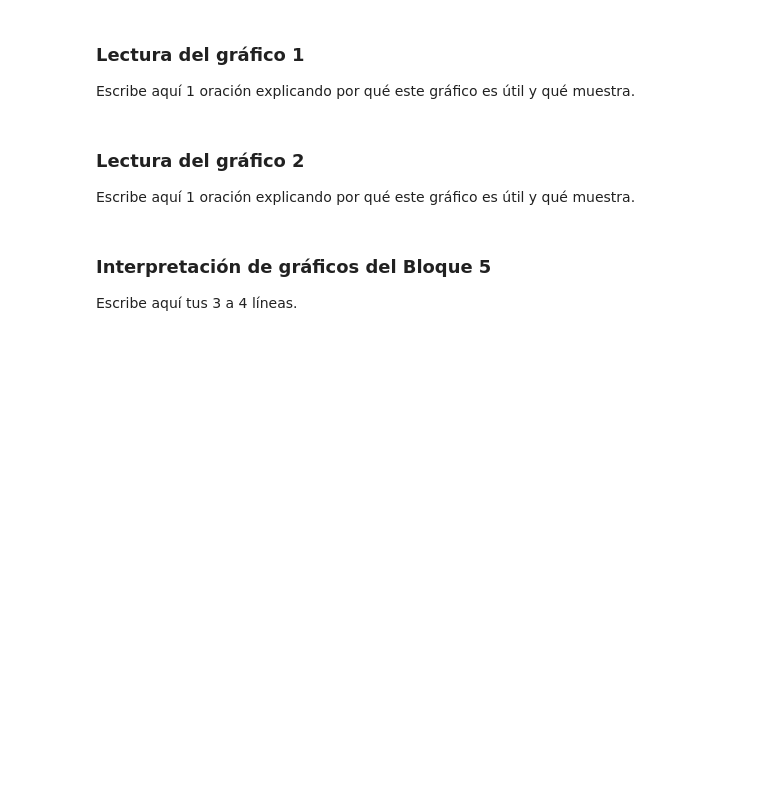
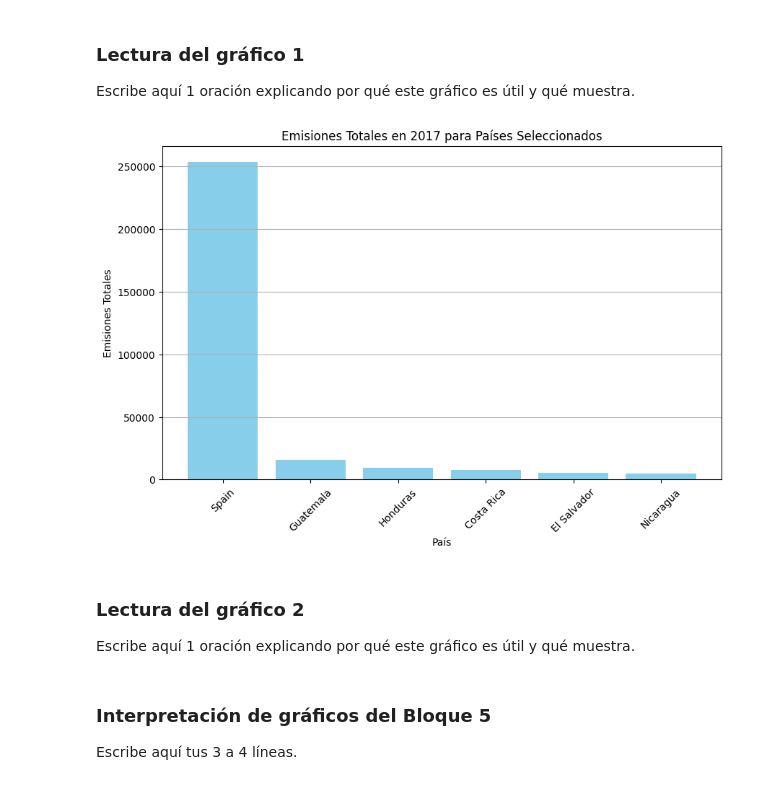
Before and after one commit to Blith9926/Fundamentos-de-Python, a Jupyter notebook: Examen_Final/JUAN_AGUERO_EXAMEN_FINAL.ipynb, the cells around one changed output. Saved outputs shown, nothing was run; the diff lists cells and outputs as text; code cells hidden in the pictures; blank space fills up the shorter version.

```diff
--- a/Examen_Final/JUAN_AGUERO_EXAMEN_FINAL.ipynb
+++ b/Examen_Final/JUAN_AGUERO_EXAMEN_FINAL.ipynb
@@ -300,0 +417,13 @@ Debes crear:
+# %%
+# 4.4 Crea aquí la función comparar_paises(df, paises)
+
+def comparar_paises(df, paises):
+    df_filtrado = df[df['pais'].isin(paises)]
+    return df_filtrado
+
+
+comparacion_2017 = comparar_paises(df_totales_es, ['Costa Rica', 'Guatemala', 'Honduras', 'El Salvador', 'Nicaragua', 'Spain'])
+comparacion_2017 = comparacion_2017[comparacion_2017['anio'] == 2017]
+comparacion_2017 = comparacion_2017[['pais', 'anio', 'valor']]
+comparacion_2017 = comparacion_2017.sort_values('valor', ascending=False)
+print(comparacion_2017)
@@ -354,3 +499,16 @@ Escribe aquí 1 oración explicando por qué este gráfico es útil y qué muest
+# %%
+# 5.2 Construye aquí el gráfico de barras comparativo
+
+plt.figure(figsize=(10, 6))
+plt.bar(comparacion_2017['pais'], comparacion_2017['valor'], color='skyblue')
+plt.title('Emisiones Totales en 2017 para Países Seleccionados')
+plt.xlabel('País')
+plt.ylabel('Emisiones Totales')
+plt.xticks(rotation=45)
+plt.grid(axis='y')
+plt.show()
+# %% [output]
+[figure, added]
 # %% [markdown]
 ### Lectura del gráfico 2
 Escribe aquí 1 oración explicando por qué este gráfico es útil y qué muestra.
```
Also changed, not shown: parts of 23 cells of this notebook.
